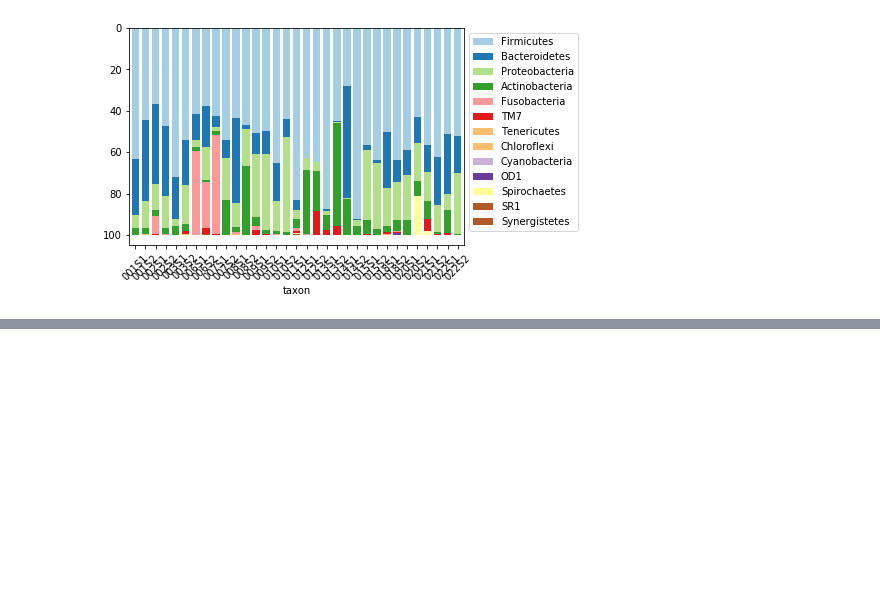
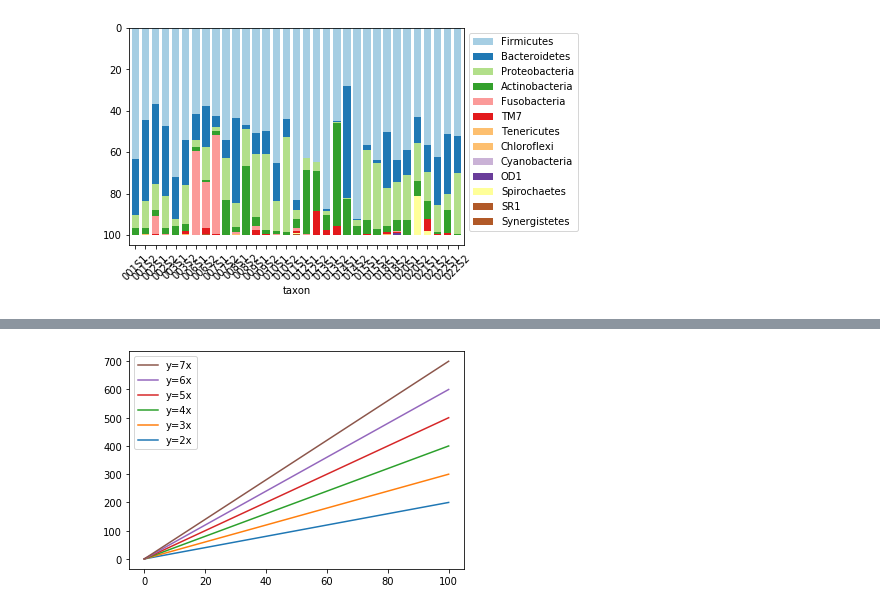
Before and after one commit to thuy1893/graphs, a Jupyter notebook: Python_graphs_1.ipynb, the cells around one changed output, grey strips where cells are left out. Cells and saved outputs as stored; diff of their text form; code cells hidden in the pictures; blank space fills up the shorter version.

```diff
--- a/Python_graphs_1.ipynb
+++ b/Python_graphs_1.ipynb
@@ -275,3 +286,39 @@ plt.legend(bbox_to_anchor=(1.0, 1.0))
 # %%
 ax.figure.savefig('demo-file.png', bbox_inches = 'tight') #the 'tight' makes sure the figure is not cropped when saved.
 #can also replace png with pdf
+# %%
+import numpy as np
+import matplotlib.pyplot as plt
+
+# generate random data for plotting
+x = np.linspace(0.0,100,50)
+
+y2 = x*2
+y3 = x*3
+y4 = x*4
+y5 = x*5
+y6 = x*6
+y7 = x*7
+
+# plot multiple lines
+plt.plot(x,y2,label='y=2x')
+plt.plot(x,y3,label='y=3x')
+plt.plot(x,y4,label='y=4x')
+plt.plot(x,y5,label='y=5x')
+plt.plot(x,y6,label='y=6x')
+plt.plot(x,y7,label='y=7x')
+
+# get current handles and labels
+# this must be done AFTER plotting
+current_handles, current_labels = plt.gca().get_legend_handles_labels()
+
+# sort or reorder the labels and handles
+reversed_handles = list(reversed(current_handles))
+reversed_labels = list(reversed(current_labels))
+
+# call plt.legend() with the new values
+plt.legend(reversed_handles,reversed_labels)
+
+plt.show()
+# %% [output]
+[figure, added]
```
Also changed, not shown: parts of 2 cells of this notebook.
